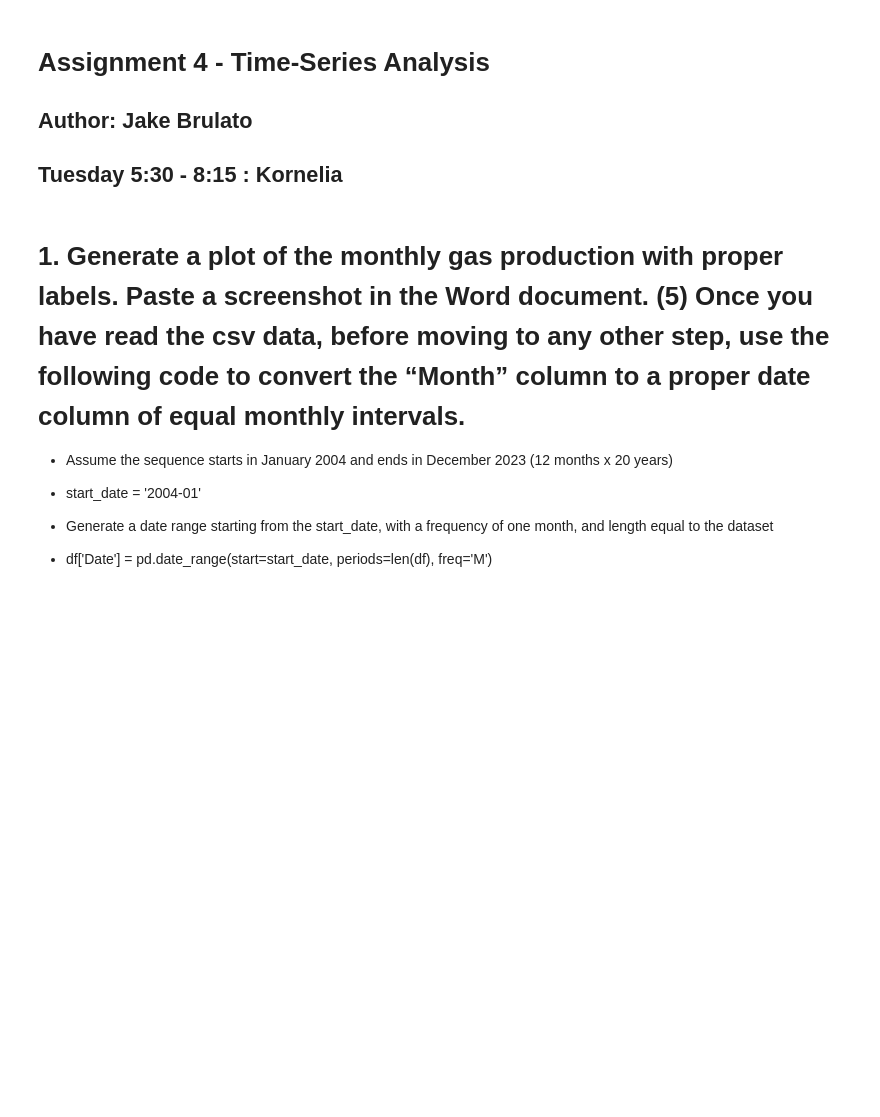
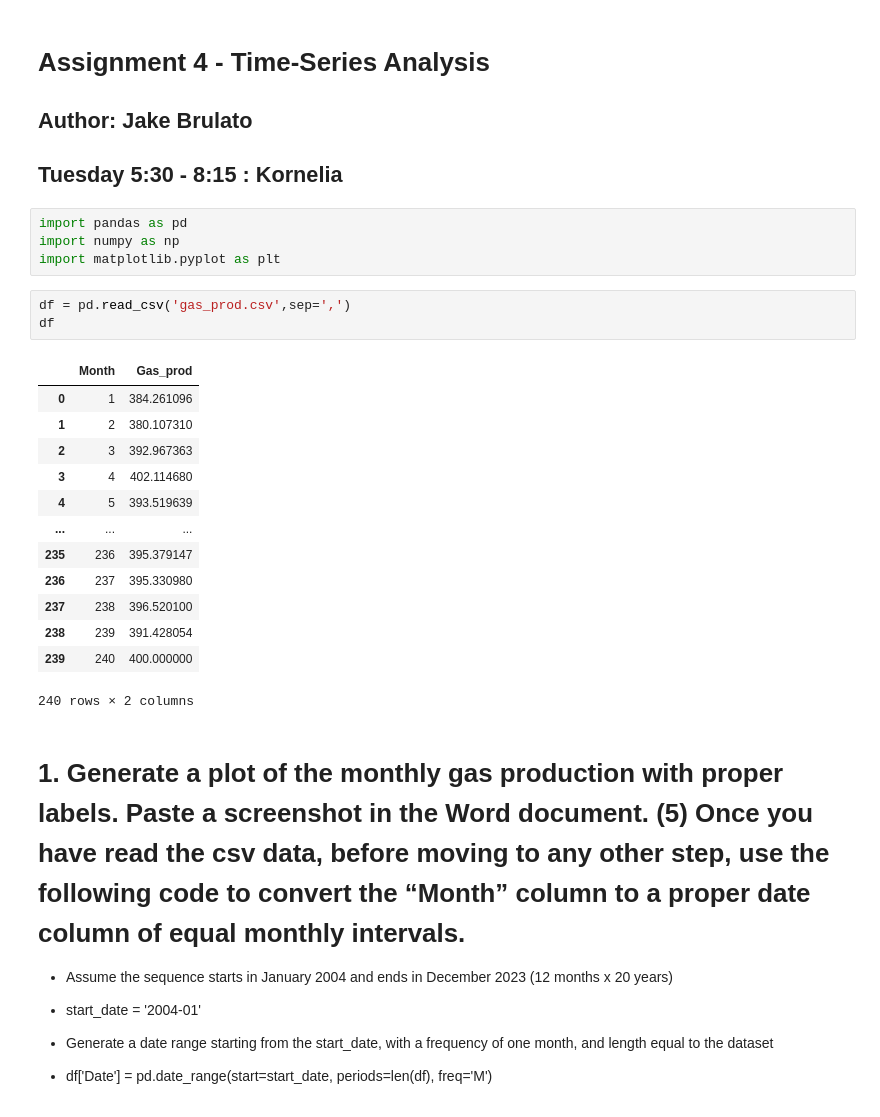
Before and after one commit to EviIius/6211_Advanced_BA, a Jupyter notebook: Assignment4_Series_Analysis/Time.ipynb, the cells around one changed output. Saved outputs shown, nothing was run; the diff lists cells and outputs as text; blank space fills up the shorter version.

```diff
--- a/Assignment4_Series_Analysis/Time.ipynb
+++ b/Assignment4_Series_Analysis/Time.ipynb
@@ -2,6 +2,27 @@
 # **Assignment 4 - Time-Series Analysis**
 ## Author: Jake Brulato
 ## Tuesday 5:30 - 8:15 : Kornelia
+# %%
+import pandas as pd
+import numpy as np
+import matplotlib.pyplot as plt
+# %%
+df = pd.read_csv('gas_prod.csv',sep=',')
+df
+# %% [output]
+|  | Month | Gas_prod |
+| 0 | 1 | 384.261096 |
+| 1 | 2 | 380.107310 |
+| 2 | 3 | 392.967363 |
+| 3 | 4 | 402.114680 |
+| 4 | 5 | 393.519639 |
+| ... | ... | ... |
+| 235 | 236 | 395.379147 |
+| 236 | 237 | 395.330980 |
+| 237 | 238 | 396.520100 |
+| 238 | 239 | 391.428054 |
+| 239 | 240 | 400.000000 |
+240 rows × 2 columns
 # %% [markdown]
 # **1. Generate a plot of the monthly gas production with proper labels.  Paste a screenshot in the Word document. (5)  Once you have read the csv data, before moving to any other step, use the following code to convert the “Month” column to a proper date column of equal monthly intervals.**
 
```
Also changed, not shown: parts of 4 cells of this notebook.
